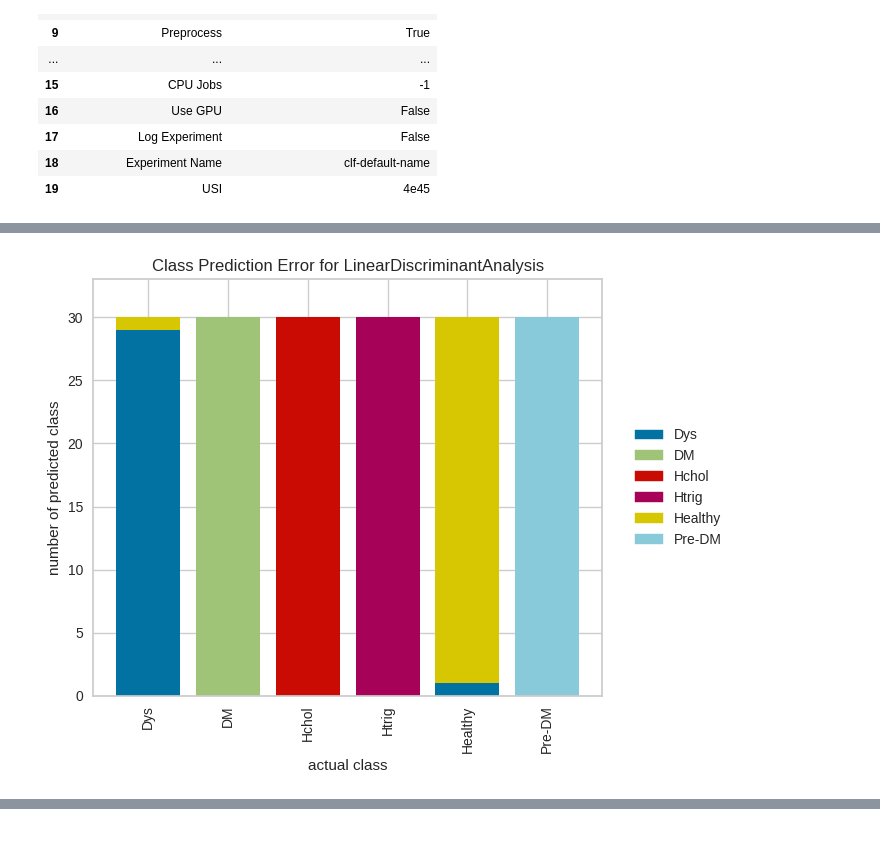
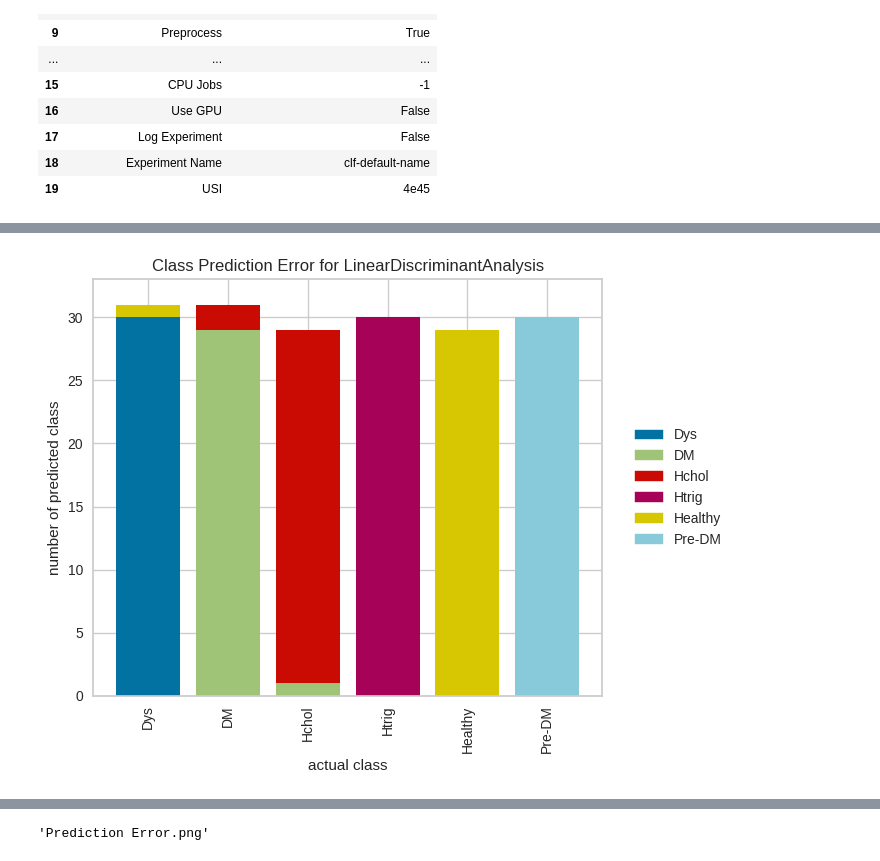
Before and after one commit to AlineEmmer/Machine-Learning, a Jupyter notebook: Machine_learning_Diabetes_Dislipidemia_Prediction.ipynb, the cells around one changed output, grey strips where cells are left out. Cells and saved outputs as stored; diff of their text form; code cells hidden in the pictures.

```diff
--- a/Machine_learning_Diabetes_Dislipidemia_Prediction.ipynb
+++ b/Machine_learning_Diabetes_Dislipidemia_Prediction.ipynb
@@ -168,8 +188,8 @@ classification.plot_model(lda_model, plot ="confusion_matrix", plot_kwargs = {'p
 # %%
 # Step 15: Compare predictions and results of the model
-classification.plot_model(lda_model, plot ="error", plot_kwargs ={'classes': ["Dys", "DM", "Hchol", "Htrig", "Healthy", "Pre-DM"]})
-classification.plot_model(lda_model, plot ="error", plot_kwargs ={'classes': ["Dys", "DM", "Hchol", "Htrig", "Healthy", "Pre-DM"]},
+classification.plot_model(best_model, plot ="error", plot_kwargs ={'classes': ["Dys", "DM", "Hchol", "Htrig", "Healthy", "Pre-DM"]})
+classification.plot_model(best_model, plot ="error", plot_kwargs ={'classes': ["Dys", "DM", "Hchol", "Htrig", "Healthy", "Pre-DM"]},
                           scale = 3, save = True)
 # %% [output]
 [interactive output not drawn]
-[figure, old version]
+[figure, new version]
@@ -176,2 +197,3 @@ classification.plot_model(lda_model, plot ="error", plot_kwargs ={'classes': ["D
+'Prediction Error.png'
 # %%
 # Step 16: Plotting only the TOP 10 most important wavenumber
```
Also changed, not shown: parts of 16 cells of this notebook.
